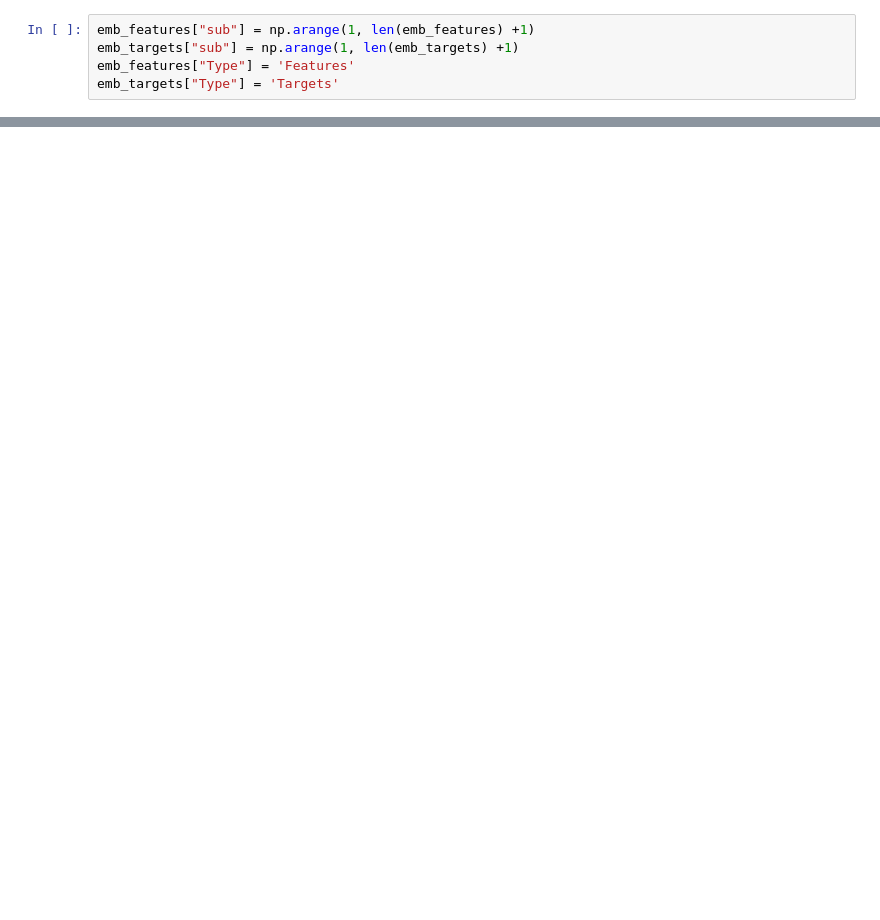
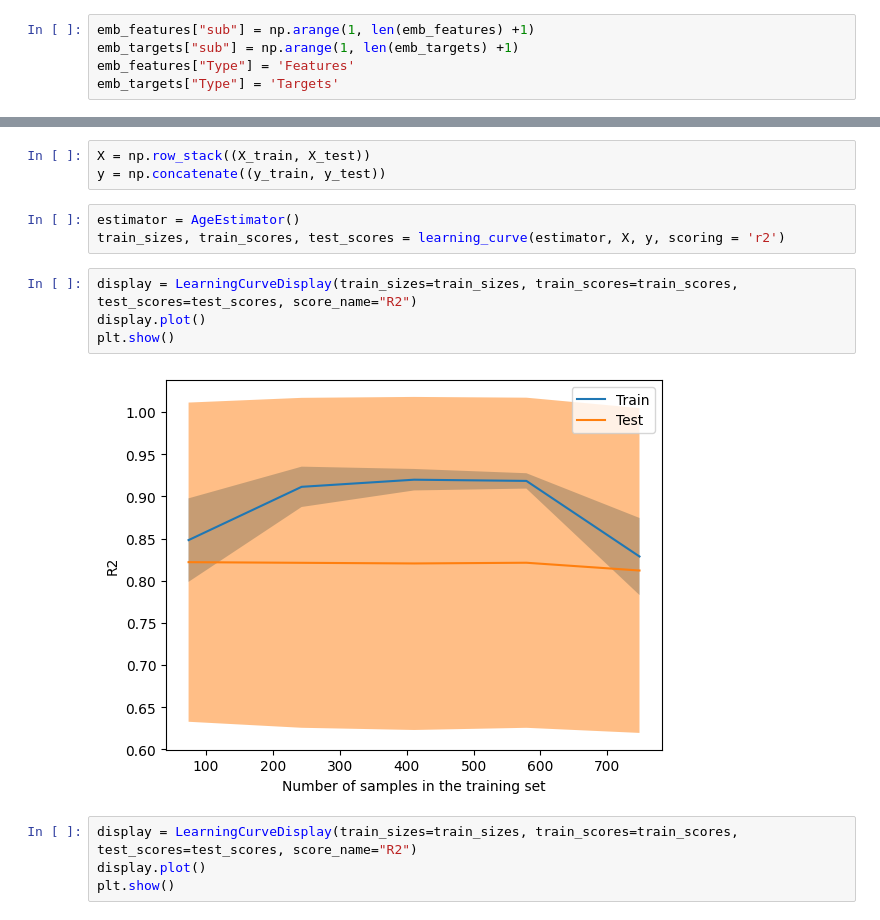
Before and after one commit to victoris93/contrastive-reg, a Jupyter notebook: barbano_aug.ipynb, the cells around one changed output, grey strips where cells are left out. Drawn from its saved outputs; the diff is of its cells as text; blank space fills up the shorter version.

```diff
--- a/barbano_aug.ipynb
+++ b/barbano_aug.ipynb
@@ -662,0 +699,16 @@ plt.legend(handles=[feature_handle, target_handle])
+# %%
+X = np.row_stack((X_train, X_test))
+y = np.concatenate((y_train, y_test))
+# %%
+estimator = AgeEstimator()
+train_sizes, train_scores, test_scores = learning_curve(estimator, X, y, scoring = 'r2')
+# %%
+display = LearningCurveDisplay(train_sizes=train_sizes, train_scores=train_scores, test_scores=test_scores, score_name="R2")
+display.plot()
+plt.show()
+# %% [output]
+[figure, added]
+# %%
+display = LearningCurveDisplay(train_sizes=train_sizes, train_scores=train_scores, test_scores=test_scores, score_name="R2")
+display.plot()
+plt.show()
```
Also changed, not shown: parts of 14 cells of this notebook.
